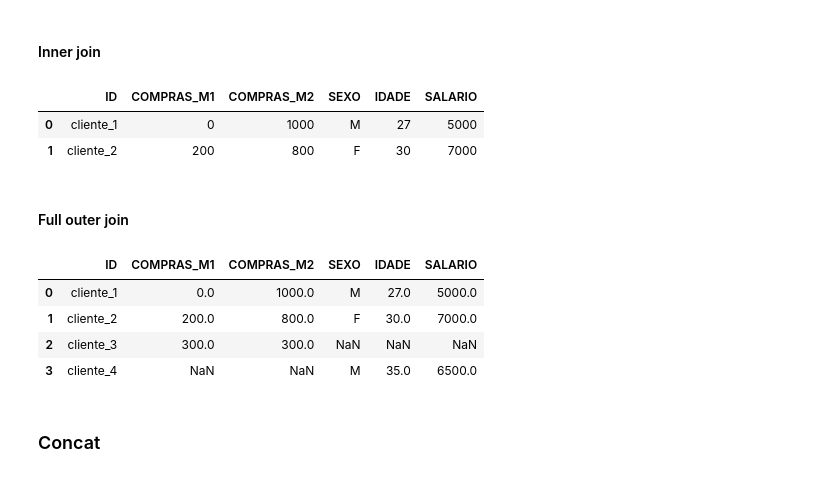
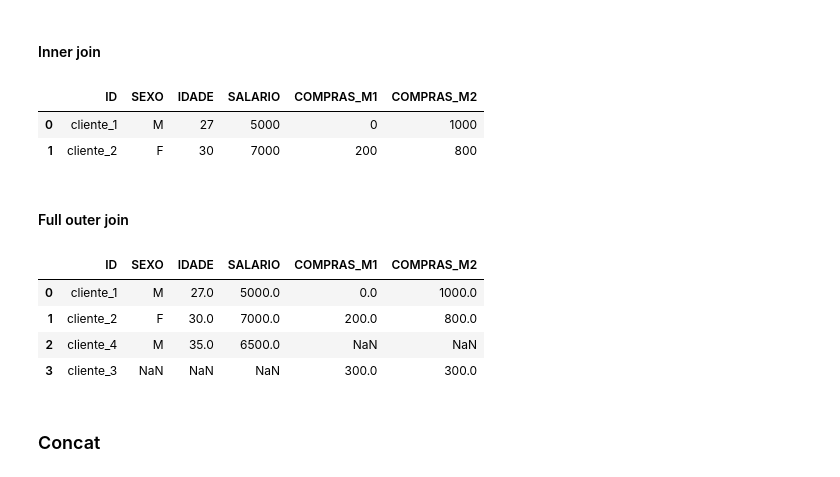
Before and after one commit to RaphaelfsOliveira/DataScience, a Jupyter notebook: EBAC Curso Ciência de Dados/Cientista de Dados/modulo_5_limpeza_e_preparacao_de_dados.ipynb, the cells around one changed output. Cells and saved outputs as stored; diff of their text form; code cells hidden in the pictures.

```diff
--- a/EBAC Curso Ciência de Dados/Cientista de Dados/modulo_5_limpeza_e_preparacao_de_dados.ipynb
+++ b/EBAC Curso Ciência de Dados/Cientista de Dados/modulo_5_limpeza_e_preparacao_de_dados.ipynb
@@ -818,22 +818,22 @@ df4 = df1[df1['ID'] != 'cliente_3']
 # inner join trazer a intersecção entre os dois
 # vai gerar um novo dataframe a partir da coluna passada como ID que exista nos dois dfs
 
-df3.merge(df4, on='ID', how='inner')
+df4.merge(df3, on='ID', how='inner')
 # %% [output]
-|  | ID | COMPRAS_M1 | COMPRAS_M2 | SEXO | IDADE | SALARIO |
-| 0 | cliente_1 | 0 | 1000 | M | 27 | 5000 |
-| 1 | cliente_2 | 200 | 800 | F | 30 | 7000 |
+|  | ID | SEXO | IDADE | SALARIO | COMPRAS_M1 | COMPRAS_M2 |
+| 0 | cliente_1 | M | 27 | 5000 | 0 | 1000 |
+| 1 | cliente_2 | F | 30 | 7000 | 200 | 800 |
 # %% [markdown]
 #### Full outer join
 # %%
 # união dos dois dfs
-df3.merge(df4, on='ID', how='outer')
+df4.merge(df3, on='ID', how='outer')
 # %% [output]
-|  | ID | COMPRAS_M1 | COMPRAS_M2 | SEXO | IDADE | SALARIO |
-| 0 | cliente_1 | 0.0 | 1000.0 | M | 27.0 | 5000.0 |
-| 1 | cliente_2 | 200.0 | 800.0 | F | 30.0 | 7000.0 |
-| 2 | cliente_3 | 300.0 | 300.0 | NaN | NaN | NaN |
-| 3 | cliente_4 | NaN | NaN | M | 35.0 | 6500.0 |
+|  | ID | SEXO | IDADE | SALARIO | COMPRAS_M1 | COMPRAS_M2 |
+| 0 | cliente_1 | M | 27.0 | 5000.0 | 0.0 | 1000.0 |
+| 1 | cliente_2 | F | 30.0 | 7000.0 | 200.0 | 800.0 |
+| 2 | cliente_4 | M | 35.0 | 6500.0 | NaN | NaN |
+| 3 | cliente_3 | NaN | NaN | NaN | 300.0 | 300.0 |
 # %% [markdown]
 ### Concat
 # %% [markdown]
```
